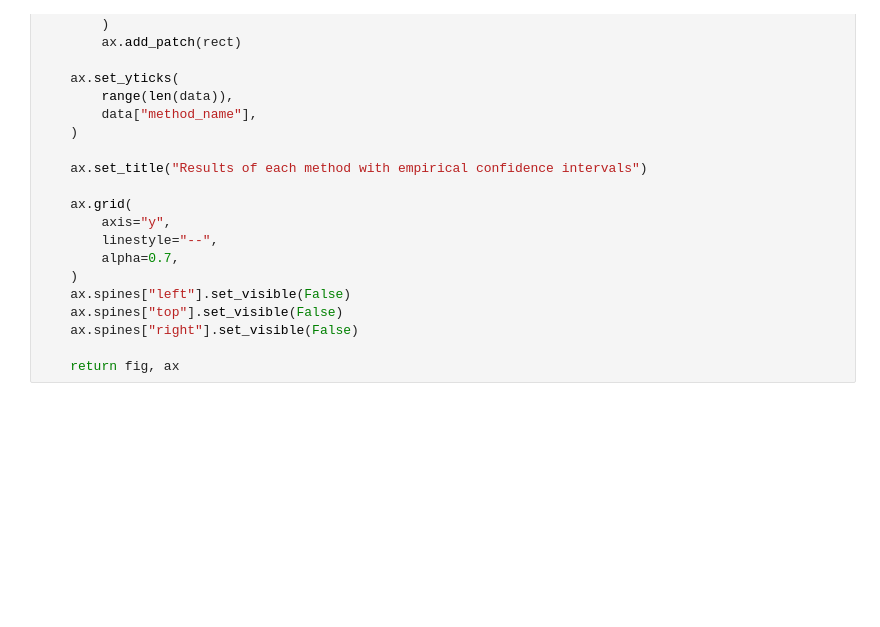
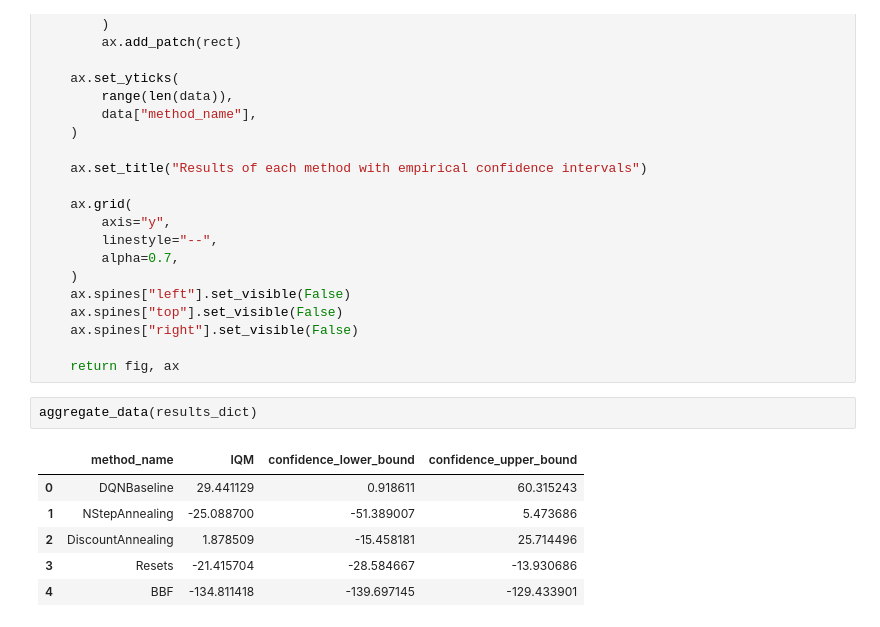
Before and after one commit to SzymonM213/dnn-task4, a Jupyter notebook: hw4_bbf_student.ipynb, the cells around one changed output. Drawn from its saved outputs; the diff is of its cells as text; blank space fills up the shorter version.

```diff
--- a/hw4_bbf_student.ipynb
+++ b/hw4_bbf_student.ipynb
@@ -907,6 +905,15 @@ def plot_results(data: pd.DataFrame) -> tuple[matplotlib.figure.Figure, matplotl
     ax.spines["right"].set_visible(False)
 
     return fig, ax
+# %%
+aggregate_data(results_dict)
+# %% [output]
+|  | method_name | IQM | confidence_lower_bound | confidence_upper_bound |
+| 0 | DQNBaseline | 29.441129 | 0.918611 | 60.315243 |
+| 1 | NStepAnnealing | -25.088700 | -51.389007 | 5.473686 |
+| 2 | DiscountAnnealing | 1.878509 | -15.458181 | 25.714496 |
+| 3 | Resets | -21.415704 | -28.584667 | -13.930686 |
+| 4 | BBF | -134.811418 | -139.697145 | -129.433901 |
 # %%
 fig, ax = plot_results(aggregate_data(results_dict))
 fig.show()
```
Also changed, not shown: parts of 11 cells of this notebook.
